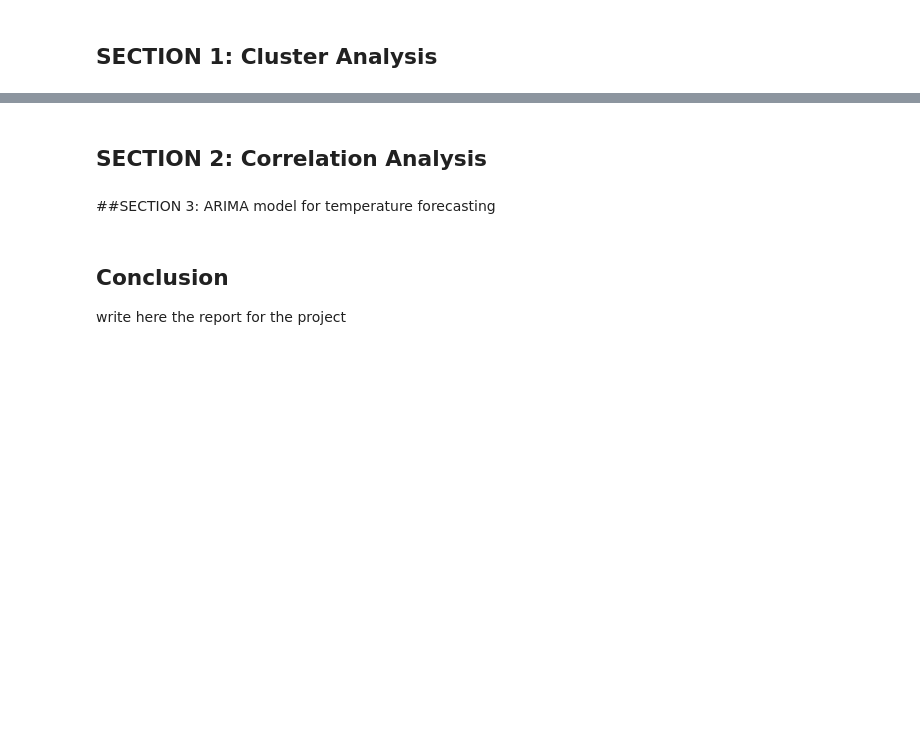
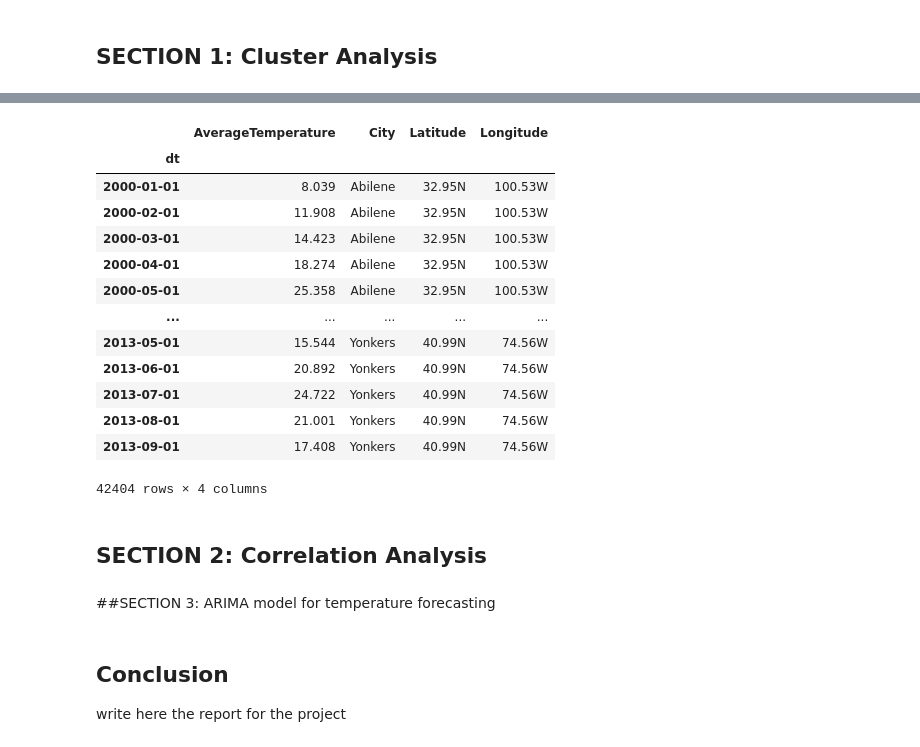
Before and after one commit to aredjil/Temperature-forecasting-for-different-cities-in-the-world, a Jupyter notebook: Project3.ipynb, the cells around one changed output, grey strips where cells are left out. Saved outputs shown, nothing was run; the diff lists cells and outputs as text; code cells hidden in the pictures; blank space fills up the shorter version.

```diff
--- a/Project3.ipynb
+++ b/Project3.ipynb
@@ -69,0 +164,7 @@ city_df #city dataset with cluster labels
+# %%
+df_pollution = df_pollution[["City", "NO2 Mean", "O3 Mean", "SO2 Mean", "CO Mean"]]
+df_temp = df_temp[["AverageTemperature", "City", "Latitude", "Longitude"]]
+df_greenhouse = df_greenhouse[["country_or_area", "value"]]
+# %%
+cutoff_date = pd.to_datetime("2000-01-01")
+cutoff_date
@@ -70,3 +173,24 @@ city_df #city dataset with cluster labels
+# %%
+df_pollution = df_pollution[df_pollution.index >= cutoff_date]
+df_temp = df_temp[df_temp.index >= cutoff_date]
+# df_greenhouse = df_greenhouse[df_greenhouse.index >= cutoff_date]
+# %%
+df_temp
+# %% [output]
+|  | AverageTemperature | City | Latitude | Longitude |
+| dt |  |  |  |  |
+| 2000-01-01 | 8.039 | Abilene | 32.95N | 100.53W |
+| 2000-02-01 | 11.908 | Abilene | 32.95N | 100.53W |
+| 2000-03-01 | 14.423 | Abilene | 32.95N | 100.53W |
+| 2000-04-01 | 18.274 | Abilene | 32.95N | 100.53W |
+| 2000-05-01 | 25.358 | Abilene | 32.95N | 100.53W |
+| ... | ... | ... | ... | ... |
+| 2013-05-01 | 15.544 | Yonkers | 40.99N | 74.56W |
+| 2013-06-01 | 20.892 | Yonkers | 40.99N | 74.56W |
+| 2013-07-01 | 24.722 | Yonkers | 40.99N | 74.56W |
+| 2013-08-01 | 21.001 | Yonkers | 40.99N | 74.56W |
+| 2013-09-01 | 17.408 | Yonkers | 40.99N | 74.56W |
+42404 rows × 4 columns
 # %% [markdown]
 ## SECTION 2: Correlation Analysis
 # %% [markdown]
```
Also changed, not shown: parts of 15 cells of this notebook.
